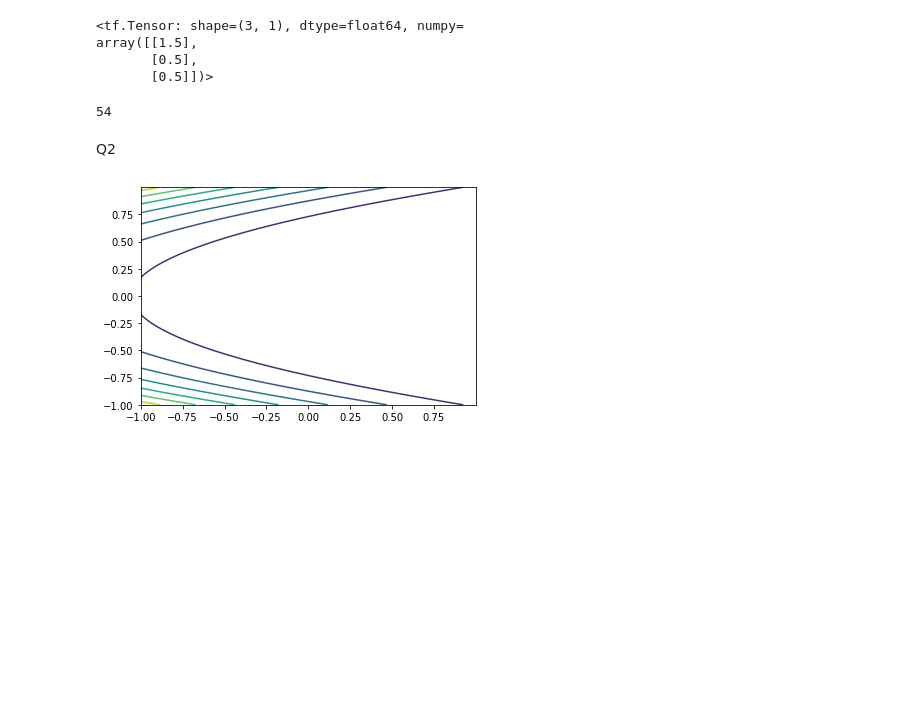
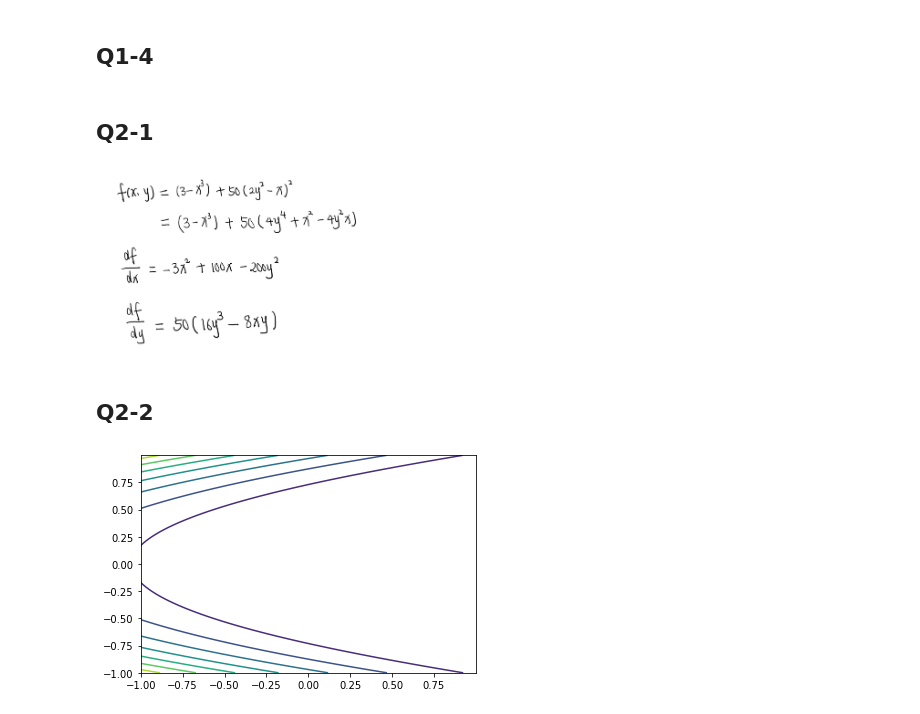
Before and after one commit to ziheyang/2020Fall, a Jupyter notebook: ANLY590-Neural Nets/hw2/hw2.ipynb, the cells around one changed output. Drawn from its saved outputs; the diff is of its cells as text; code cells hidden in the pictures; blank space fills up the shorter version.

```diff
--- a/ANLY590-Neural Nets/hw2/hw2.ipynb
+++ b/ANLY590-Neural Nets/hw2/hw2.ipynb
@@ -7,14 +28,6 @@ Q1
+# %% [markdown]
+## Q1-4
 # %%
-# 3
-
-def nn_layer(x, w, b, f):
-    return f(x@w + b)
-
-def ff_nn_ReLu(x, params):
-    h = nn_layer(x, params[0], params[1], tf.nn.relu)
-    yhat = nn_layer(h, params[2], params[3], tf.nn.sigmoid)
-    return yhat
-
 x = np.matrix([[1, -1], [0, -1], [0,1]])
 w = np.matrix([[1, -1, 0, 1], [0, 0, 0.5, 1]])
 b = np.matrix([0, 0, 1, 0])
@@ -22,18 +35,15 @@ v = np.matrix([1, 0, -1, 1]).T
 c = np.matrix([1])
 yhat = ff_nn_ReLu(x, [w, b, v, c])
 
-yhat
+print("For each sample, the class probabilities are {}, {} and {}".format(yhat[0][0], yhat[1][0], yhat[2][0]))
-# %% [output]
-<tf.Tensor: shape=(3, 1), dtype=float64, numpy=
-array([[1.5],
-       [0.5],
-       [0.5]])>
-# %%
-2*3**3
-# %% [output]
-54
-# %% [markdown]
-Q2
+# %% [markdown]
+## Q2-1
+# %%
+Image("2-1.jpg", width=300, height=300)
+# %% [output]
+[figure, added]
+# %% [markdown]
+## Q2-2
 # %%
 delta = 0.001
 x = np.arange(-1.0, 1.0, delta)
```
Also changed, not shown: parts of 24 cells of this notebook, 3 other files.
